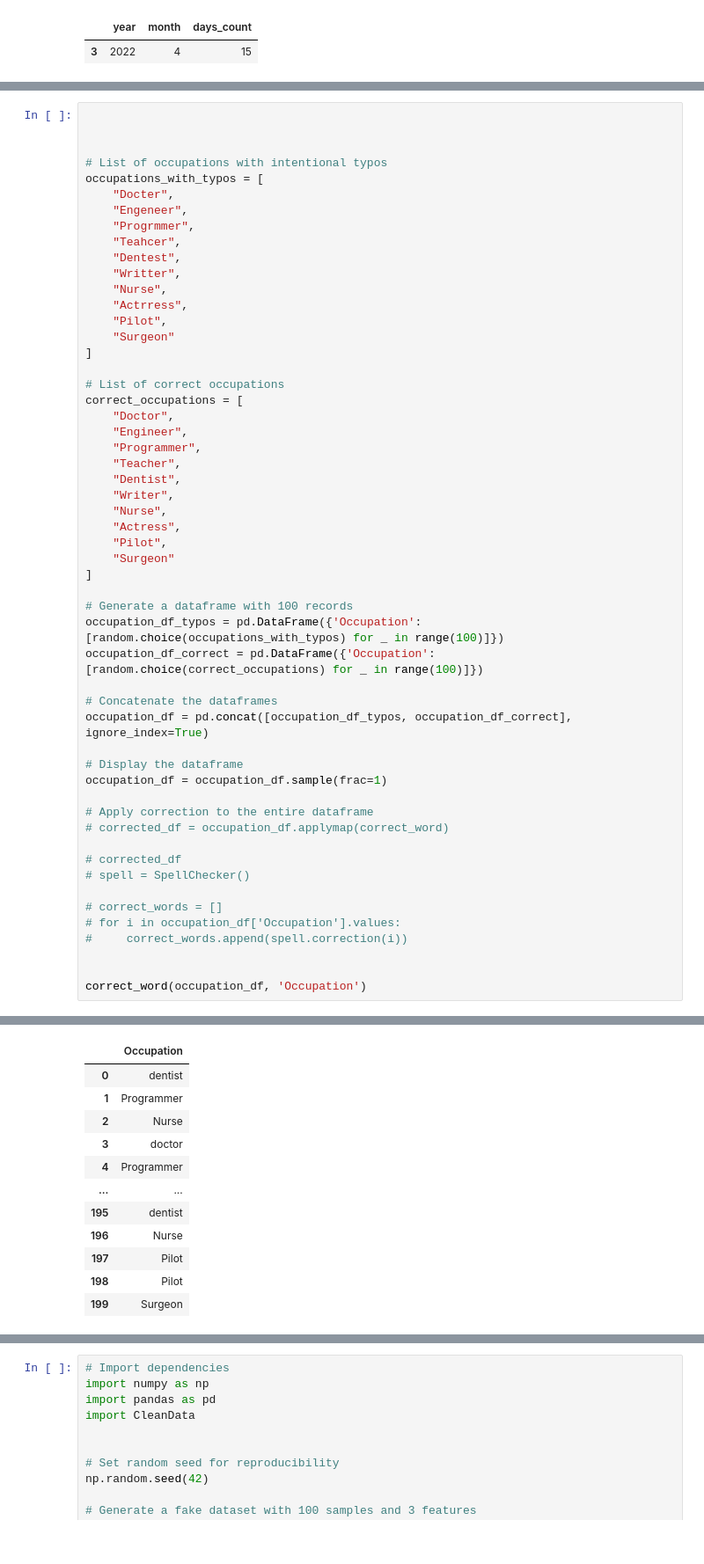
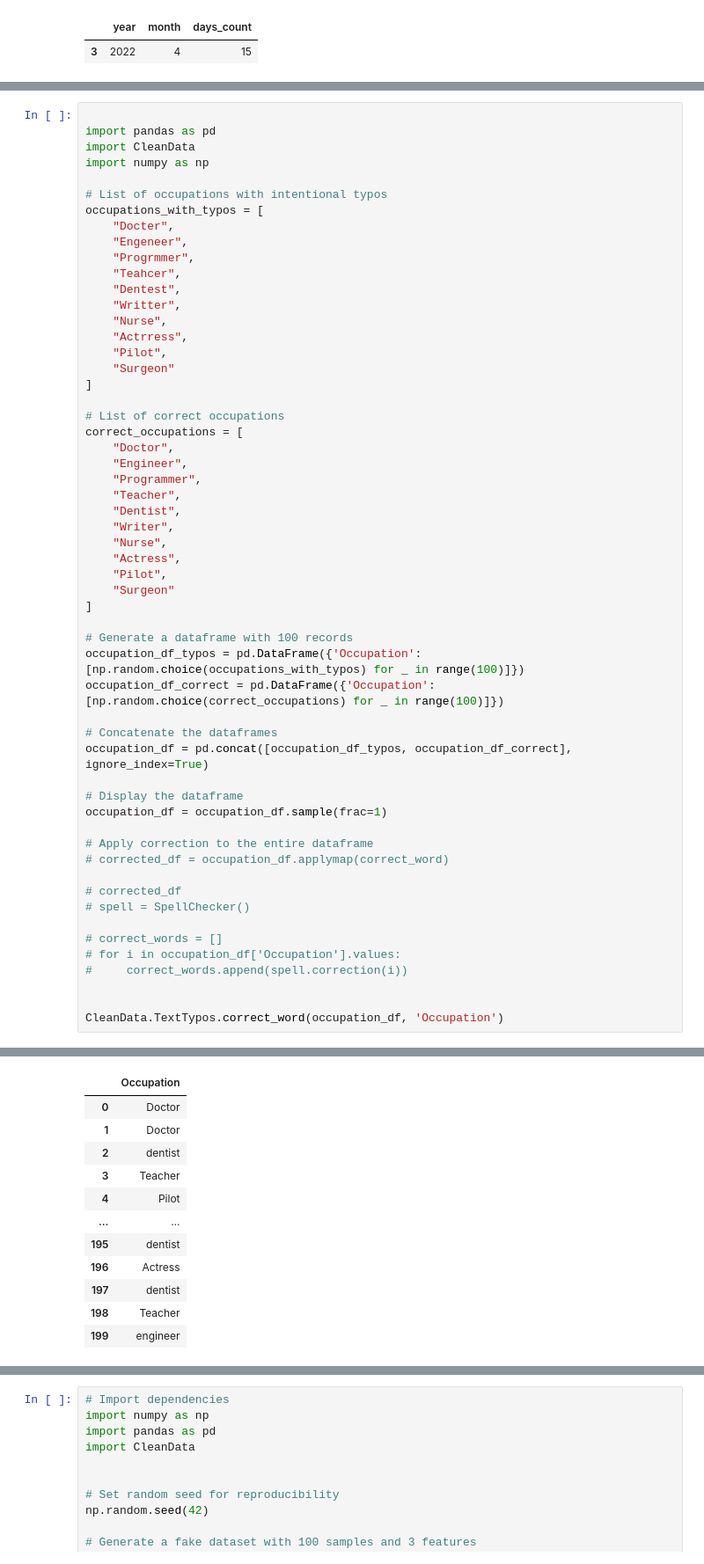
Before and after one commit to Kokolipa/CleanData-package, a Jupyter notebook: Evaluation/package_playground.ipynb, the cells around one changed output, grey strips where cells are left out. Shown at 88% size. Cells and saved outputs as stored; diff of their text form.

```diff
--- a/Evaluation/package_playground.ipynb
+++ b/Evaluation/package_playground.ipynb
@@ -616,6 +640,8 @@ def correct_sentence(df: pd.DataFrame, column: str) -> pd.DataFrame:
 # %%
 
-
+import pandas as pd
+import CleanData
+import numpy as np
 
 # List of occupations with intentional typos
 occupations_with_typos = [
@@ -646,8 +672,8 @@ correct_occupations = [
 ]
 
 # Generate a dataframe with 100 records
-occupation_df_typos = pd.DataFrame({'Occupation': [random.choice(occupations_with_typos) for _ in range(100)]})
-occupation_df_correct = pd.DataFrame({'Occupation': [random.choice(correct_occupations) for _ in range(100)]})
+occupation_df_typos = pd.DataFrame({'Occupation': [np.random.choice(occupations_with_typos) for _ in range(100)]})
+occupation_df_correct = pd.DataFrame({'Occupation': [np.random.choice(correct_occupations) for _ in range(100)]})
 
 # Concatenate the dataframes
 occupation_df = pd.concat([occupation_df_typos, occupation_df_correct], ignore_index=True)
@@ -666,5 +692,5 @@ occupation_df = occupation_df.sample(frac=1)
 #     correct_words.append(spell.correction(i))
 
 
-correct_word(occupation_df, 'Occupation')
+CleanData.TextTypos.correct_word(occupation_df, 'Occupation')
 # %% [output]
@@ -671,12 +700,12 @@ correct_word(occupation_df, 'Occupation')
 |  | Occupation |
-| 0 | dentist |
-| 1 | Programmer |
-| 2 | Nurse |
-| 3 | doctor |
-| 4 | Programmer |
+| 0 | Doctor |
+| 1 | Doctor |
+| 2 | dentist |
+| 3 | Teacher |
+| 4 | Pilot |
 | ... | ... |
 | 195 | dentist |
-| 196 | Nurse |
-| 197 | Pilot |
-| 198 | Pilot |
-| 199 | Surgeon |
+| 196 | Actress |
+| 197 | dentist |
+| 198 | Teacher |
+| 199 | engineer |
```
Also changed, not shown: parts of 8 cells of this notebook, 31 other files.
